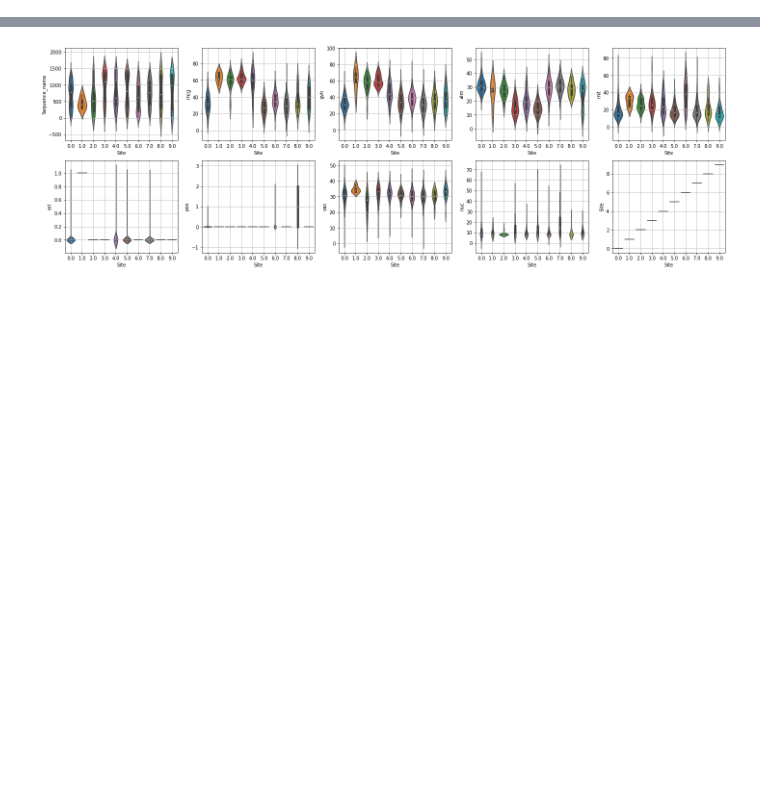
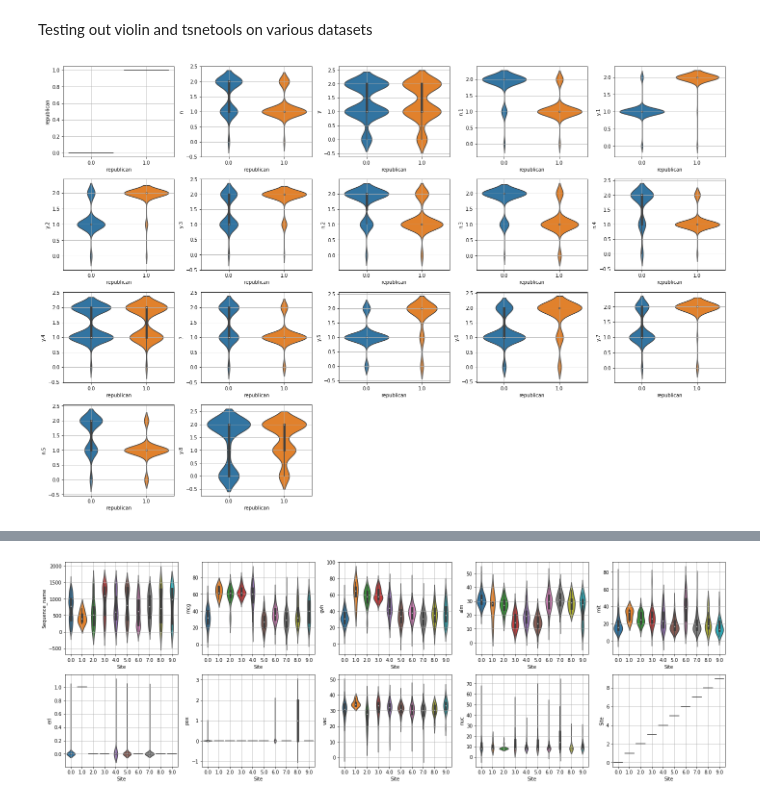
Before and after one commit to Gabriel-Aspen/gc_lucid, a Jupyter notebook: visual.ipynb, the cells around one changed output, grey strips where cells are left out. Saved outputs shown, nothing was run; the diff lists cells and outputs as text; code cells hidden in the pictures; blank space fills up the shorter version.

```diff
--- a/visual.ipynb
+++ b/visual.ipynb
@@ -4,3 +1,5 @@ sns.pairplot(data= data, kind= 'scatter', diag_kind= 'kde')
+# %% [markdown]
+Testing out violin and tsnetools on various datasets
 # %%
 import pandas as pd
 import seaborn as sns
@@ -17,3 +18,7 @@ from tsnetools import categorical_tsne, numeric_tsne
 dataset_url = 'http://mlr.cs.umass.edu/ml/machine-learning-databases/voting-records/house-votes-84.data'
 data = pd.read_csv(dataset_url, sep=',')
 data.columns = data.columns.str.replace(' ', '_')
+# %%
+categorical(data, target = 'republican')
+# %% [output]
+[figure, added]
```
Also changed, not shown: parts of 12 cells of this notebook.
